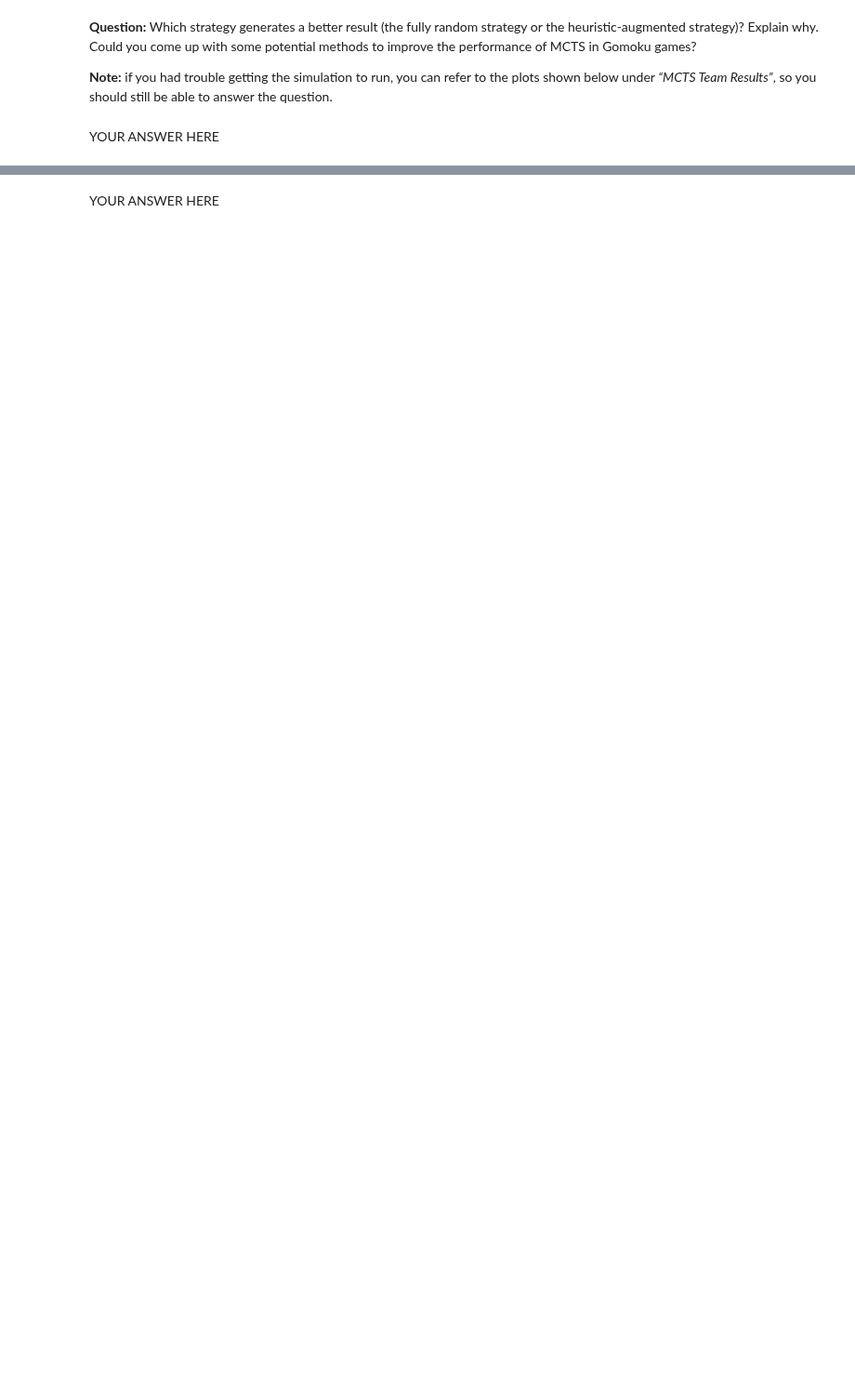
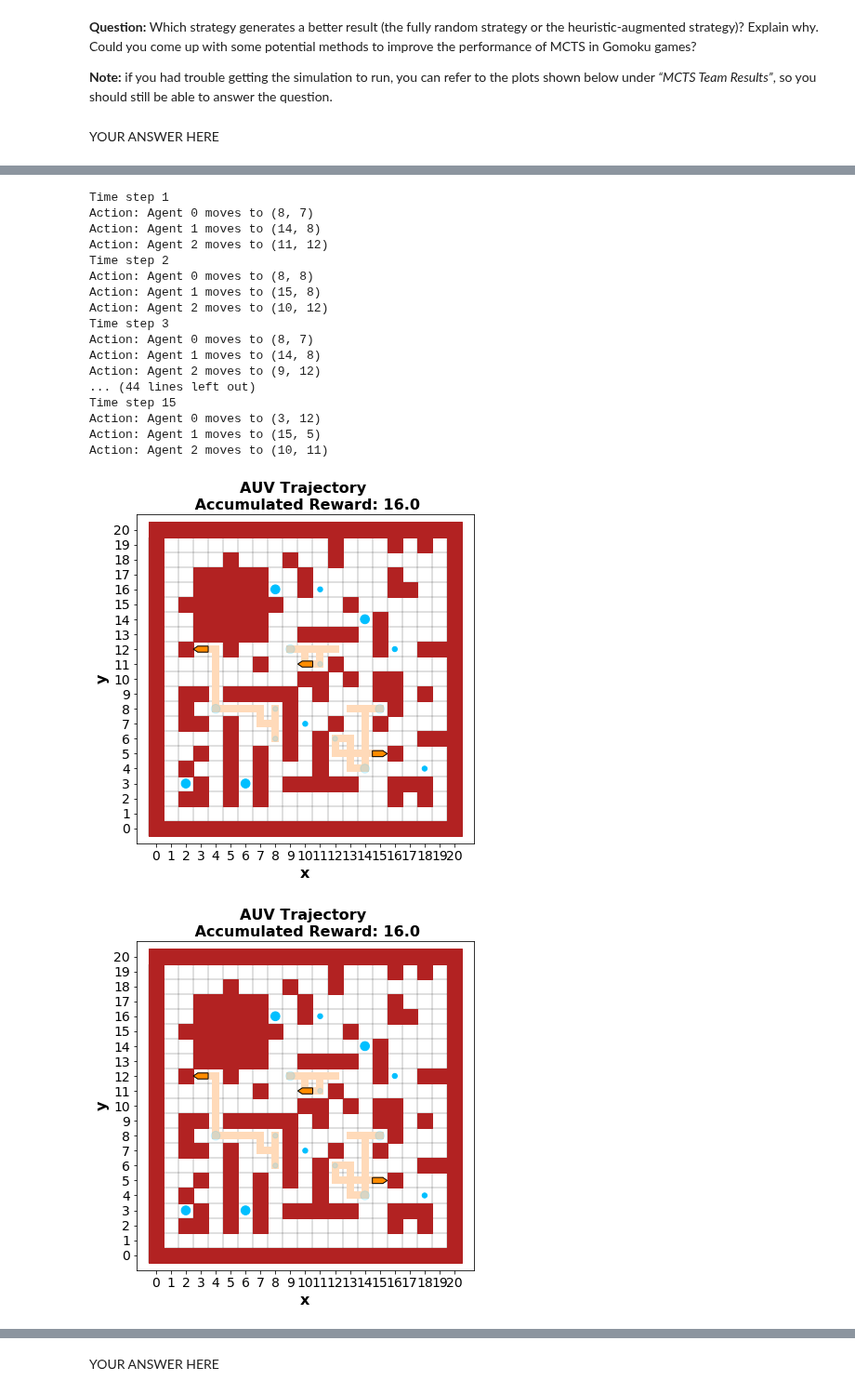
Before and after one commit to canpu/mcts-tutorial, a Jupyter notebook: pset/pset_mcts_collaboration.ipynb, the cells around one changed output, grey strips where cells are left out. Shown at 93% size. Cells and saved outputs as stored; diff of their text form; code cells hidden in the pictures; blank space fills up the shorter version.

```diff
--- a/pset/pset_mcts_collaboration.ipynb
+++ b/pset/pset_mcts_collaboration.ipynb
@@ -394,8 +388,7 @@ class MazeState(UnfinishedMazeState):
     def __init__(self, environment: MazeEnvironment, time_remains: int = 10):
         """ Create a state of the AUV reward-collection game
         """
-        super(UnfinishedMazeState, self).__init__(environment, time_remains)
-
+        super().__init__(environment, time_remains)
 
     @property
     def reward(self) -> float:
@@ -404,12 +397,11 @@ class MazeState(UnfinishedMazeState):
         """
         ### BEGIN SOLUTION
         reward = 0.0
-        for target_position in self._environment.rewards:
+        for target_position in self.environment.rewards:
             if target_position in self.visited:
-                reward += self._environment.rewards[target_position]
+                reward += self.environment.rewards[target_position]
         return reward
         ### END SOLUTION
-
 
     @property
     def is_terminal(self) -> bool:
@@ -419,36 +411,33 @@ class MazeState(UnfinishedMazeState):
         return self.time_remains <= 0
         ### END SOLUTION
 
-
     @property
     def possible_actions(self) -> list:
         """ The possible actions based on the current state
             Note that you are only moving a single agent
         """
         ### BEGIN SOLUTION
-        i, j = self._paths[self._turn][-1]
-        actions = [MazeAction(self._turn, (i + 1, j)),
-                   MazeAction(self._turn, (i - 1, j)),
-                   MazeAction(self._turn, (i, j + 1)),
-                   MazeAction(self._turn, (i, j - 1))]
-        return [MazeAction(self._turn, action.position) for action in actions if
+        i, j = self._paths[self.turn][-1]
+        actions = [MazeAction(self.turn, (i + 1, j)),
+                   MazeAction(self.turn, (i - 1, j)),
+                   MazeAction(self.turn, (i, j + 1)),
+                   MazeAction(self.turn, (i, j - 1))]
+        return [MazeAction(self.turn, action.position) for action in actions if
                 self.is_in_range(action.position) and
-                action.position not in self._environment.obstacles]
+                action.position not in self.environment.obstacles]
         ### END SOLUTION
 
-
-    def take_action(self, action: MazeAction) -> "MazeState":
+    def execute_action(self, action: MazeAction) -> "MazeState":
         """ Execute the action based on the current state
             You can assume that the action is always valid
         :param action: The action
         :return: The state after being updated
         """
         ### BEGIN SOLUTION
-        self._paths[self._turn].append(action.position)
-        self._turn = (self._turn + 1) % len(self._paths)
-        if self._turn == 0:  # When all agents have taken a turn of actions
-            self._time_remains -= 1
-        return self
+        new_state = self.__copy__()
+        new_state.paths[action.agent_index].append(action.position)
+        new_state.switch_agent()
+        return new_state
         ### END SOLUTION
 # %%
 test_reward(MazeState)
@@ -475,3 +464,29 @@ simulate(maze_example_1(MazeState)).visualize()
+# %%
+simulate(MonteCarloSearchTree, initial_state=maze_example_1(MazeState),
+         mcts_select_policy=select,
+         mcts_expand_policy=expand,
+         mcts_rollout_policy=default_rollout_policy,
+         mcts_backpropagate_policy=backpropagate).visualize()
+# %% [output]
+Time step 1
+Action: Agent 0 moves to (8, 7)
+Action: Agent 1 moves to (14, 8)
+Action: Agent 2 moves to (11, 12)
+Time step 2
+Action: Agent 0 moves to (8, 8)
+Action: Agent 1 moves to (15, 8)
+Action: Agent 2 moves to (10, 12)
+Time step 3
+Action: Agent 0 moves to (8, 7)
+Action: Agent 1 moves to (14, 8)
+Action: Agent 2 moves to (9, 12)
+... (44 lines left out)
+Time step 15
+Action: Agent 0 moves to (3, 12)
+Action: Agent 1 moves to (15, 5)
+Action: Agent 2 moves to (10, 11)
+[figure, added]
+[figure, added]
 # %% [markdown]
 ---
 ## Written Question: *Optimal Strategy* (5 points) <a id="written-optimal"/>
```
Also changed, not shown: parts of 23 cells of this notebook, 1 other file.
